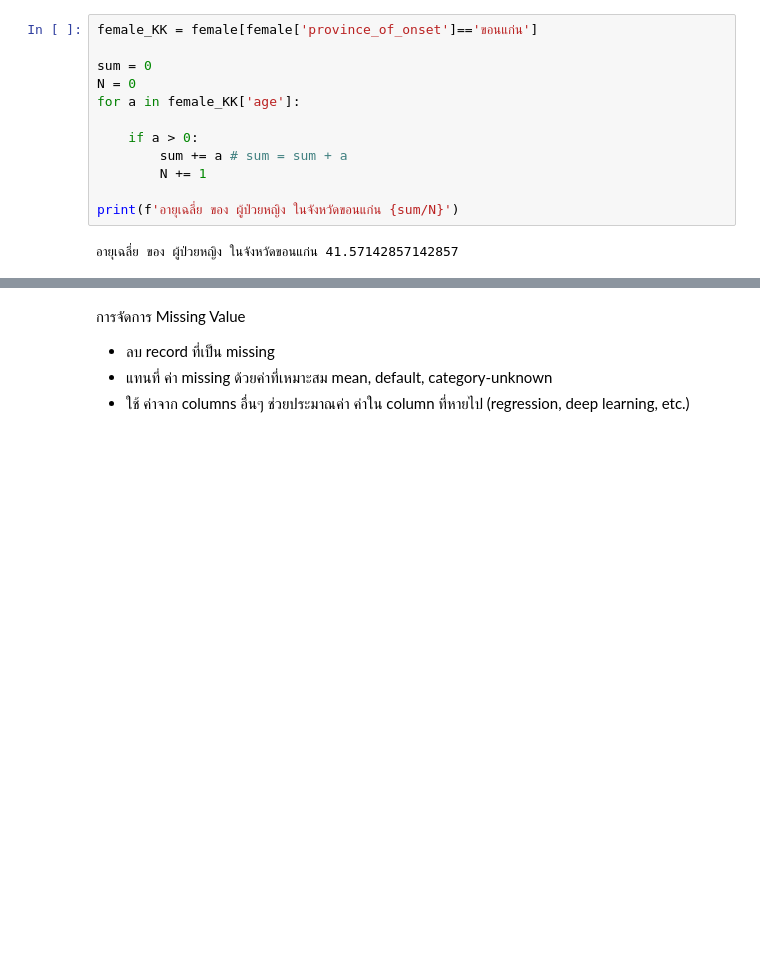
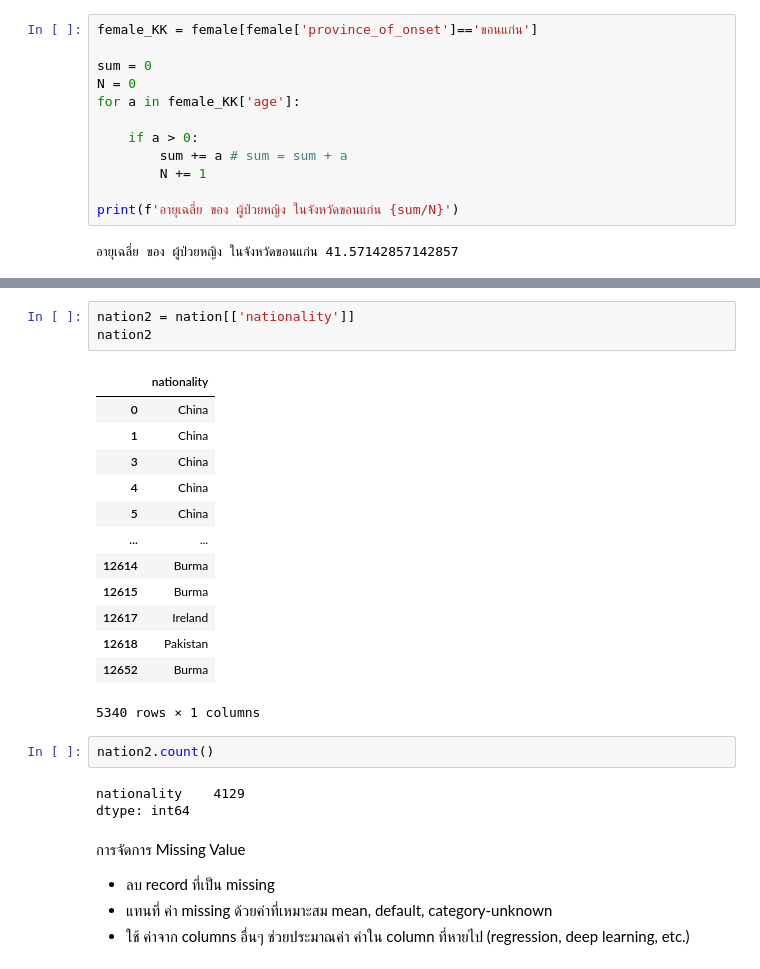
Before and after one commit to Octa-p/data_viz_2022, a Jupyter notebook: Pandas101.ipynb, the cells around one changed output, grey strips where cells are left out. Cells and saved outputs as stored; diff of their text form; blank space fills up the shorter version.

```diff
--- a/Pandas101.ipynb
+++ b/Pandas101.ipynb
@@ -291,3 +353,25 @@ print(f'อายุเฉลี่ย ของ ผู้ป่วยหญิ
+# %%
+nation2 = nation[['nationality']]
+nation2
+# %% [output]
+|  | nationality |
+| 0 | China |
+| 1 | China |
+| 3 | China |
+| 4 | China |
+| 5 | China |
+| ... | ... |
+| 12614 | Burma |
+| 12615 | Burma |
+| 12617 | Ireland |
+| 12618 | Pakistan |
+| 12652 | Burma |
+5340 rows × 1 columns
+# %%
+nation2.count()
+# %% [output]
+nationality    4129
+dtype: int64
 # %% [markdown]
 การจัดการ Missing Value
 
```
Also changed, not shown: parts of 7 cells of this notebook.
